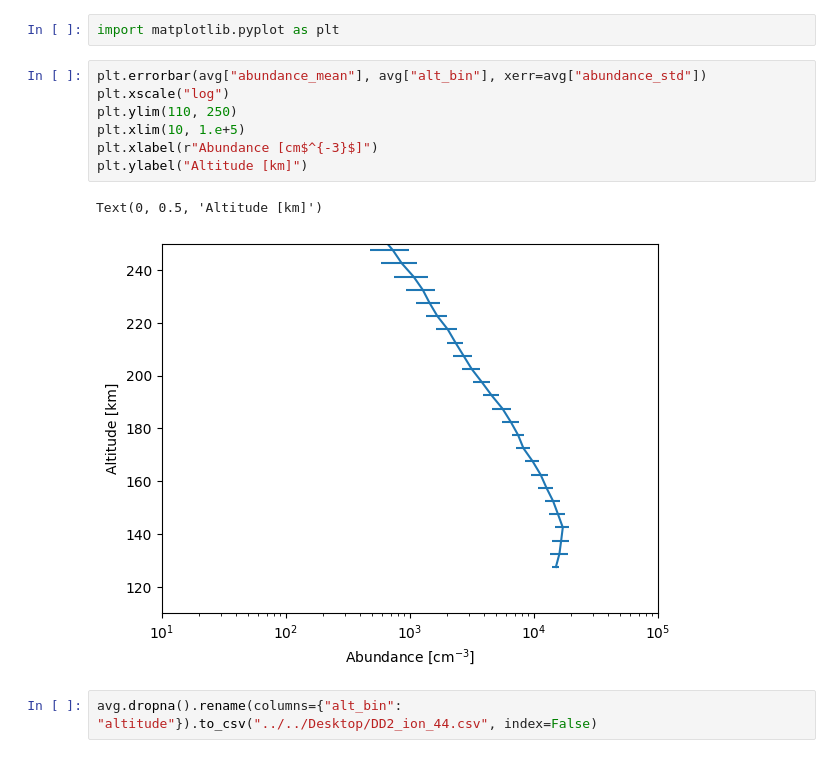
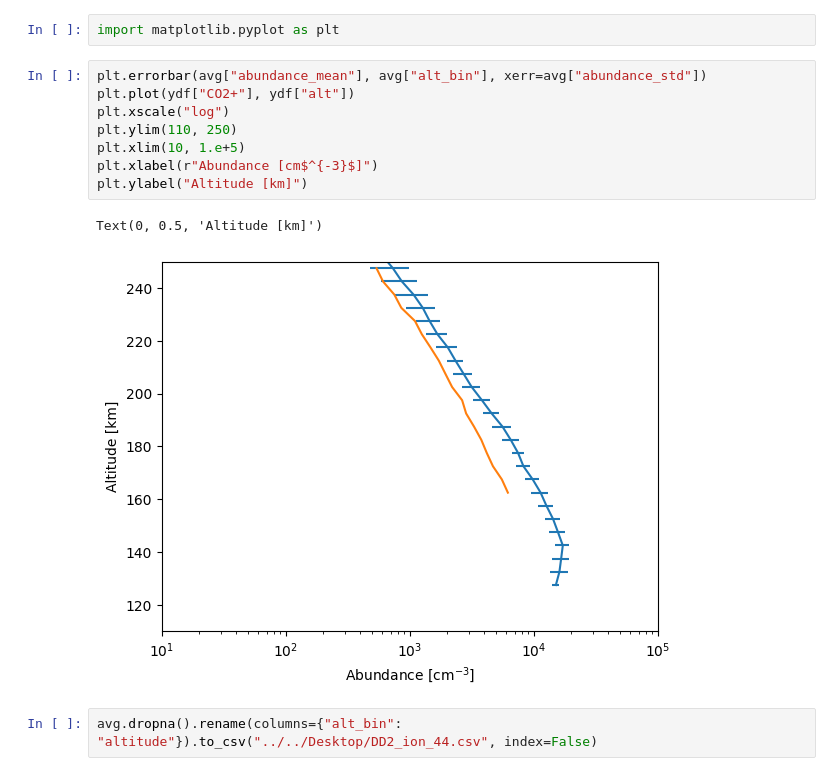
Before and after one commit to marek-slipski/NGIMS-hp, a Jupyter notebook: notebooks/open_from_pds.ipynb, the cells around one changed output. Drawn from its saved outputs; the diff is of its cells as text.

```diff
--- a/notebooks/open_from_pds.ipynb
+++ b/notebooks/open_from_pds.ipynb
@@ -101,14 +118,15 @@ avg
 import matplotlib.pyplot as plt
 # %%
 plt.errorbar(avg["abundance_mean"], avg["alt_bin"], xerr=avg["abundance_std"])
+plt.plot(ydf["CO2+"], ydf["alt"])
 plt.xscale("log")
 plt.ylim(110, 250)
 plt.xlim(10, 1.e+5)
 plt.xlabel(r"Abundance [cm$^{-3}$]")
 plt.ylabel("Altitude [km]")
 # %% [output]
 Text(0, 0.5, 'Altitude [km]')
-[figure, old version]
+[figure, new version]
 # %%
 avg.dropna().rename(columns={"alt_bin": "altitude"}).to_csv("../../Desktop/DD2_ion_44.csv", index=False)
 # %%
```
Also changed, not shown: parts of 3 cells of this notebook.
